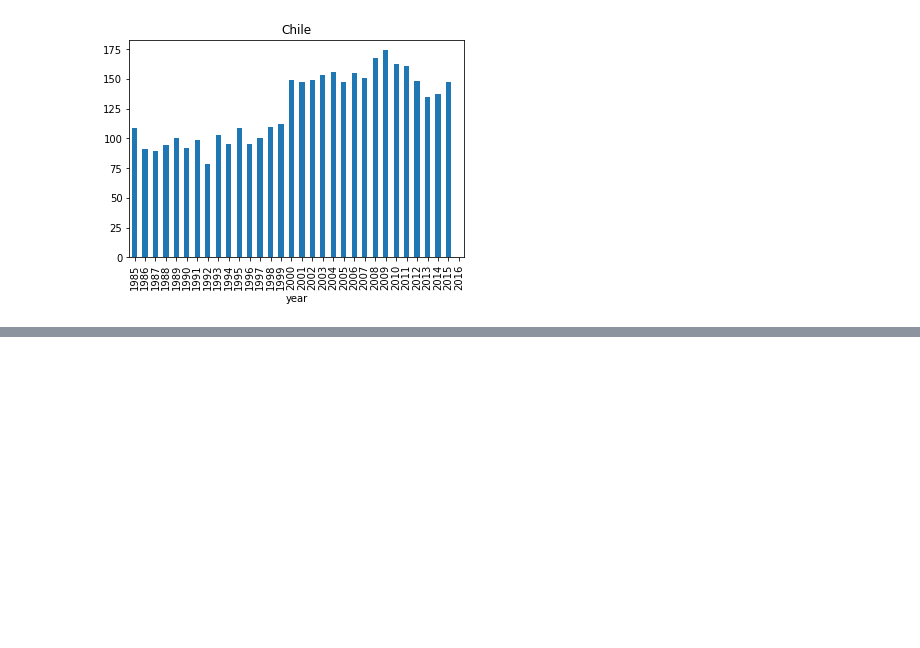
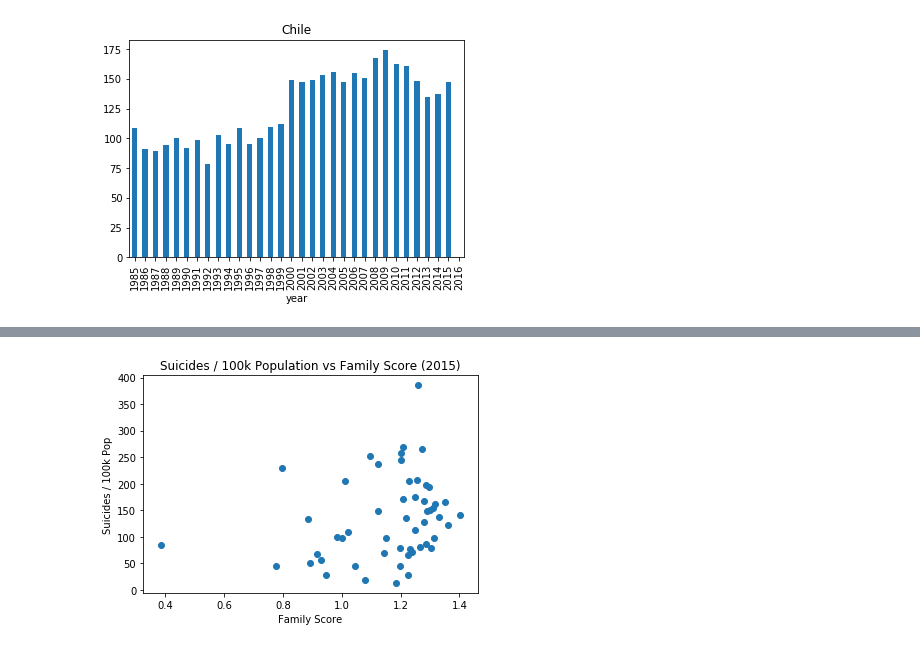
Before and after one commit to poojaphadke/Suicide-rates-and-Happiness-Report, a Jupyter notebook: Code.ipynb, the cells around one changed output, grey strips where cells are left out. Drawn from its saved outputs; the diff is of its cells as text; code cells hidden in the pictures; blank space fills up the shorter version.

```diff
--- a/Code.ipynb
+++ b/Code.ipynb
@@ -151,0 +188,9 @@ df5[country].plot(kind='bar', title=country)
+# %%
+plt.scatter(family_scores, suicides_per_100k)
+plt.xlabel('Family Score')
+plt.ylabel('Suicides / 100k Pop')
+plt.title('Suicides / 100k Population vs Family Score (2015)')
+# plt.savefig('suic_famscore_2015.png')
+plt.show()
+# %% [output]
+[figure, added]
```
Also changed, not shown: parts of 8 cells of this notebook.
